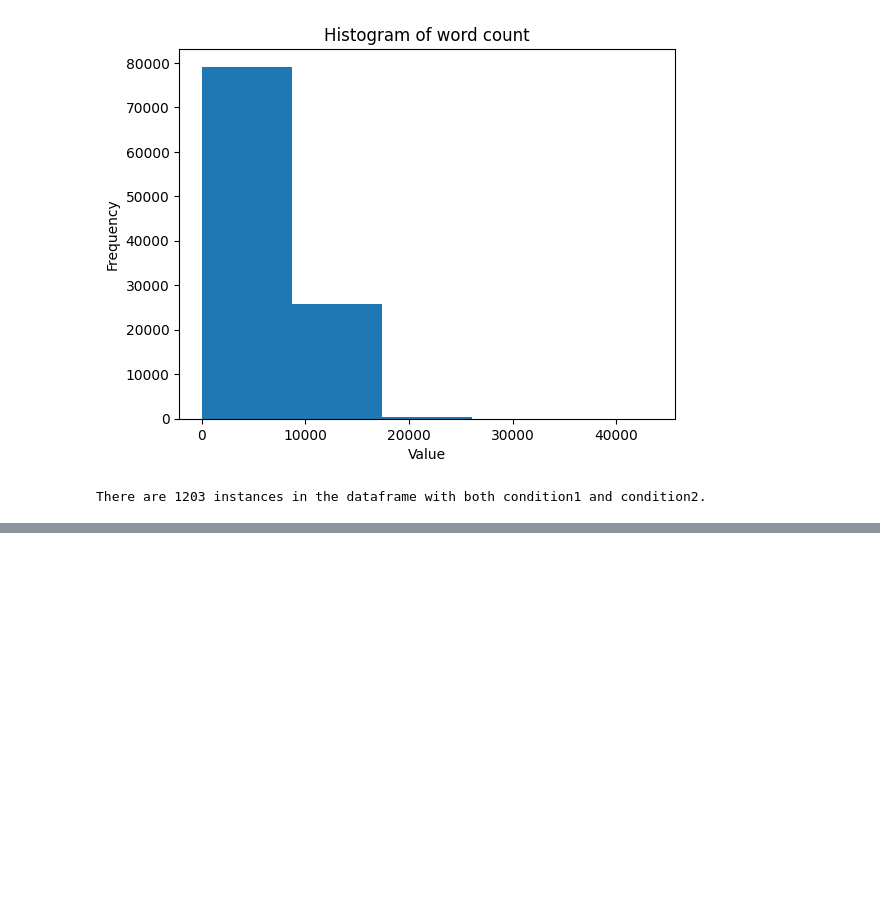
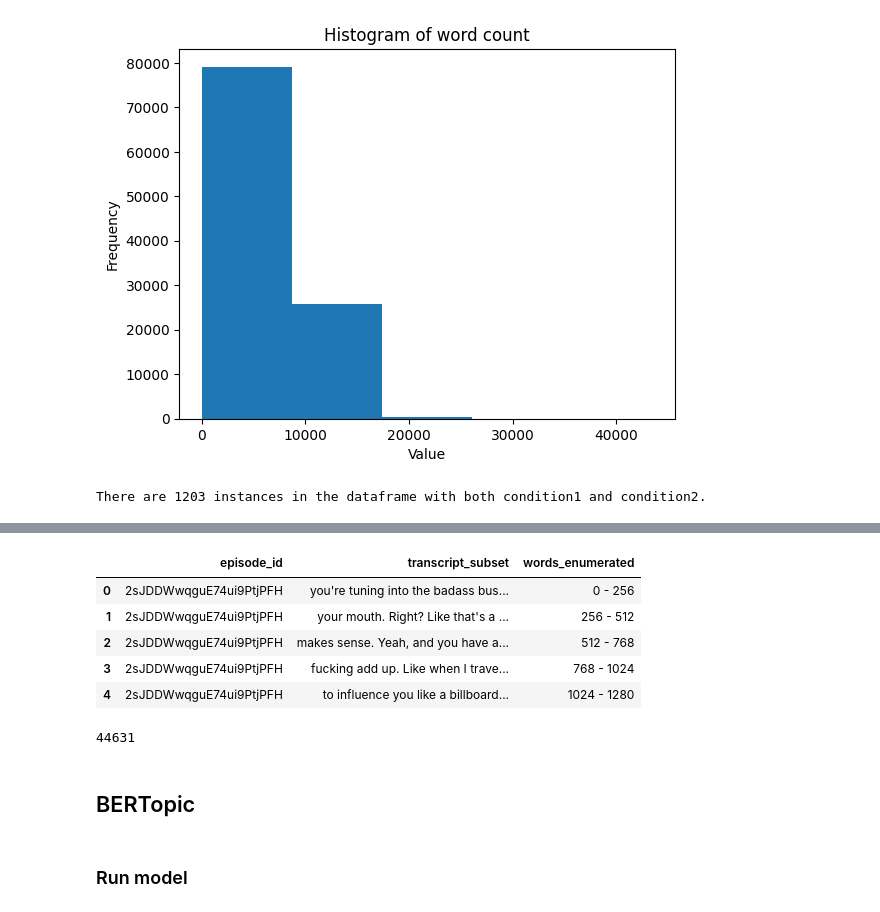
Before and after one commit to OskarMunck/Thesis, a Jupyter notebook: create_mini_sample.ipynb, the cells around one changed output, grey strips where cells are left out. Saved outputs shown, nothing was run; the diff lists cells and outputs as text; code cells hidden in the pictures; blank space fills up the shorter version.

```diff
--- a/create_mini_sample.ipynb
+++ b/create_mini_sample.ipynb
@@ -71,0 +77,43 @@ show_5BeowSqXPtLEtlvUJ2Y9KC  05eJlIsXIfnDNSaSDjeNVe  Hello listeners is the inte
+# %%
+def tokenize_split(text):
+    """simple tokeniser"""
+    return text.split()
+
+# Functions for chunking transcripts on either words or sentences
+def word_chunk_transcript(transcripts, name_variable='transcript', chunk_size=256):
+    """ transcripts: must have two columns - episode_id and tokenised_transcript
+        chunk_size: number of tokens in chunk
+    """
+    transcripts["tokenised_transcript"] = transcripts[name_variable].apply(lambda x: tokenize_split(x))
+
+    episode_ls = []
+    transcript_ls = []
+    words_enum_ls = []
+    for index, row in transcripts.iterrows():
+        for i in range(0, len(row["tokenised_transcript"]), chunk_size):
+            episode_ls.append(row["episode_id"])
+            transcript_ls.append(" ".join(row["tokenised_transcript"][i:i+chunk_size]))
+            words_enum_ls.append(f"{i} - {i+chunk_size}")
+    word_chunked_df = pd.DataFrame(data = {'episode_id': episode_ls, 'transcript_subset':transcript_ls, 'words_enumerated':words_enum_ls})
+    return word_chunked_df
+# %%
+# Extract columns for conversion
+cols_subset = sample.loc[: ,["episode_id", "transcript"]]
+# %%
+sample_chunk = word_chunk_transcript(cols_subset)
+# %%
+sample_chunk.head()
+# %% [output]
+|  | episode_id | transcript_subset | words_enumerated |
+| 0 | 2sJDDWwqguE74ui9PtjPFH | you're tuning into the badass bus... | 0 - 256 |
+| 1 | 2sJDDWwqguE74ui9PtjPFH | your mouth. Right? Like that's a ... | 256 - 512 |
+| 2 | 2sJDDWwqguE74ui9PtjPFH | makes sense. Yeah, and you have a... | 512 - 768 |
+| 3 | 2sJDDWwqguE74ui9PtjPFH | fucking add up. Like when I trave... | 768 - 1024 |
+| 4 | 2sJDDWwqguE74ui9PtjPFH | to influence you like a billboard... | 1024 - 1280 |
+# %%
+docs = sample_chunk.transcript_subset.to_list()
+print(len(docs))
+# %% [output]
+44631
+# %% [markdown]
+## BERTopic
@@ -71,0 +153,2 @@ show_5BeowSqXPtLEtlvUJ2Y9KC  05eJlIsXIfnDNSaSDjeNVe  Hello listeners is the inte
+# %% [markdown]
+### Run model
```
Also changed, not shown: parts of 18 cells of this notebook, 1 other file.
